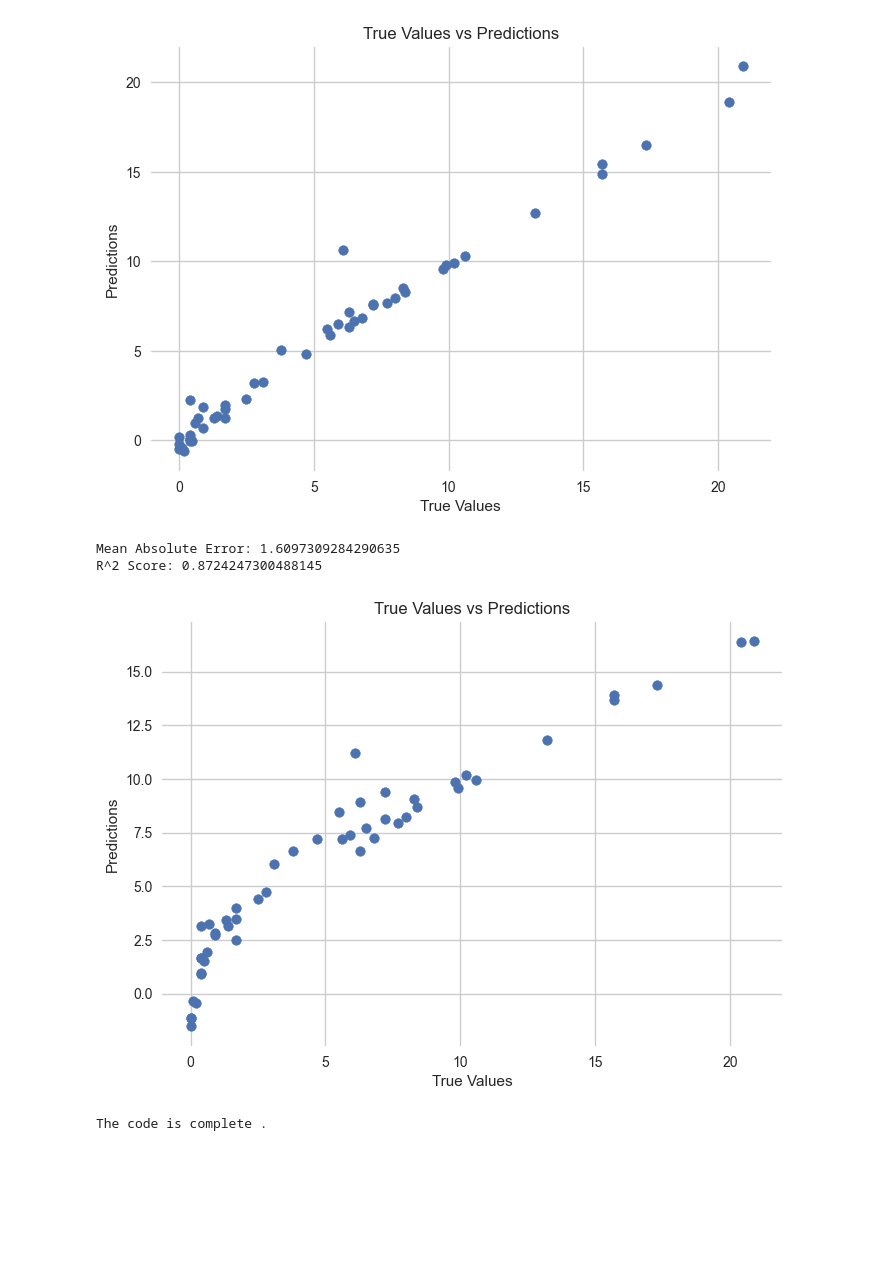
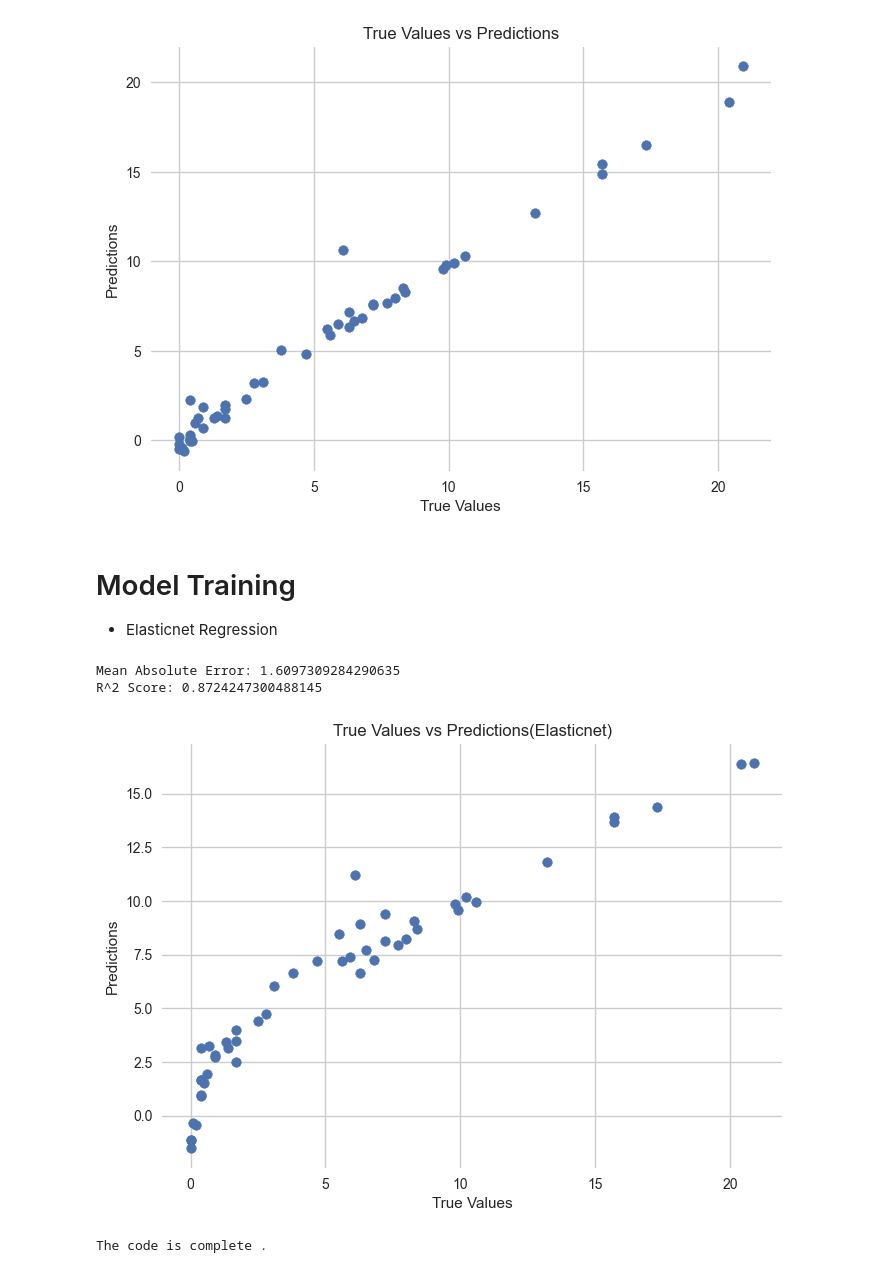
Before and after one commit to Meet-25/ML-code, a Jupyter notebook: Linear Regression/rigid-lasso-elastic net.ipynb, the cells around one changed output. Drawn from its saved outputs; the diff is of its cells as text; code cells hidden in the pictures; blank space fills up the shorter version.

```diff
--- a/Linear Regression/rigid-lasso-elastic net.ipynb
+++ b/Linear Regression/rigid-lasso-elastic net.ipynb
@@ -321,9 +337,9 @@ X_test_scaled = scaler.transform(X_test)
 from sklearn.linear_model import LinearRegression
 from sklearn.metrics import mean_absolute_error, r2_score
 
-model = LinearRegression()
-model.fit(X_train_scaled, y_train)
-y_pred = model.predict(X_test_scaled)
+LinearRegression_model = LinearRegression()
+LinearRegression_model.fit(X_train_scaled, y_train)
+y_pred = LinearRegression_model.predict(X_test_scaled)
 
 mae = mean_absolute_error(y_test, y_pred)
 r2 = r2_score(y_test, y_pred)
@@ -346,9 +362,9 @@ R^2 Score: 0.9766609638944738
 from sklearn.linear_model import Lasso
 from sklearn.metrics import mean_absolute_error, r2_score
 
-model = Lasso()
-model.fit(X_train_scaled, y_train)
-y_pred = model.predict(X_test_scaled)
+Lasso_model = Lasso()
+Lasso_model.fit(X_train_scaled, y_train)
+y_pred = Lasso_model.predict(X_test_scaled)
 
 mae = mean_absolute_error(y_test, y_pred)
 r2 = r2_score(y_test, y_pred)
@@ -368,9 +387,9 @@ R^2 Score: 0.944004430182912
 from sklearn.linear_model import Ridge
 from sklearn.metrics import mean_absolute_error, r2_score
 
-model = Ridge()
-model.fit(X_train_scaled, y_train)
-y_pred = model.predict(X_test_scaled)
+Rigid_model = Ridge()
+Rigid_model.fit(X_train_scaled, y_train)
+y_pred = Rigid_model.predict(X_test_scaled)
 
 mae = mean_absolute_error(y_test, y_pred)
 r2 = r2_score(y_test, y_pred)
@@ -386,25 +405,28 @@ plt.show()
 Mean Absolute Error: 0.4960028497144436
 R^2 Score: 0.9758481529873934
 [figure]
+# %% [markdown]
+# Model Training
+* Elasticnet Regression
 # %%
 from sklearn.linear_model import ElasticNet
 from sklearn.metrics import mean_absolute_error, r2_score
 
-model = ElasticNet()
-model.fit(X_train_scaled, y_train)
-y_pred = model.predict(X_test_scaled)
+ElasticNet_model = ElasticNet()
+ElasticNet_model.fit(X_train_scaled, y_train)
+y_pred = ElasticNet_model.predict(X_test_scaled)
 
 mae = mean_absolute_error(y_test, y_pred)
 r2 = r2_score(y_test, y_pred)
 print(f'Mean Absolute Error: {mae}')
 print(f'R^2 Score: {r2}')
 
 plt.scatter(y_test, y_pred)
 plt.xlabel('True Values')
 plt.ylabel('Predictions')
-plt.title('True Values vs Predictions')
+plt.title('True Values vs Predictions(Elasticnet)')
 plt.show()
 # %% [output]
 Mean Absolute Error: 1.6097309284290635
 R^2 Score: 0.8724247300488145
-[figure, old version]
+[figure, new version]
```
Also changed, not shown: parts of 3 cells of this notebook, 3 other files.
